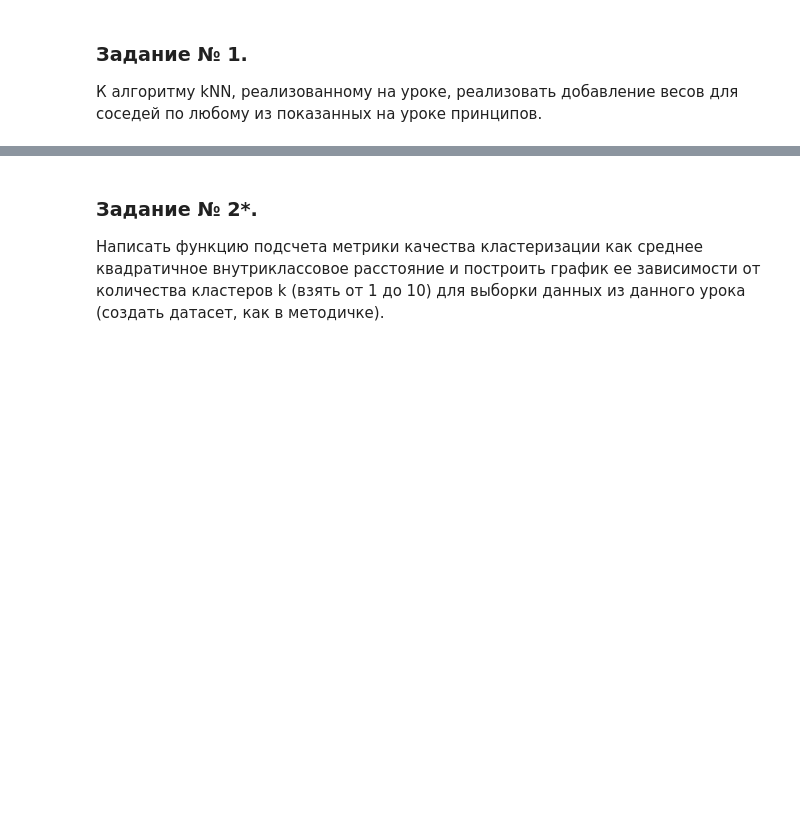
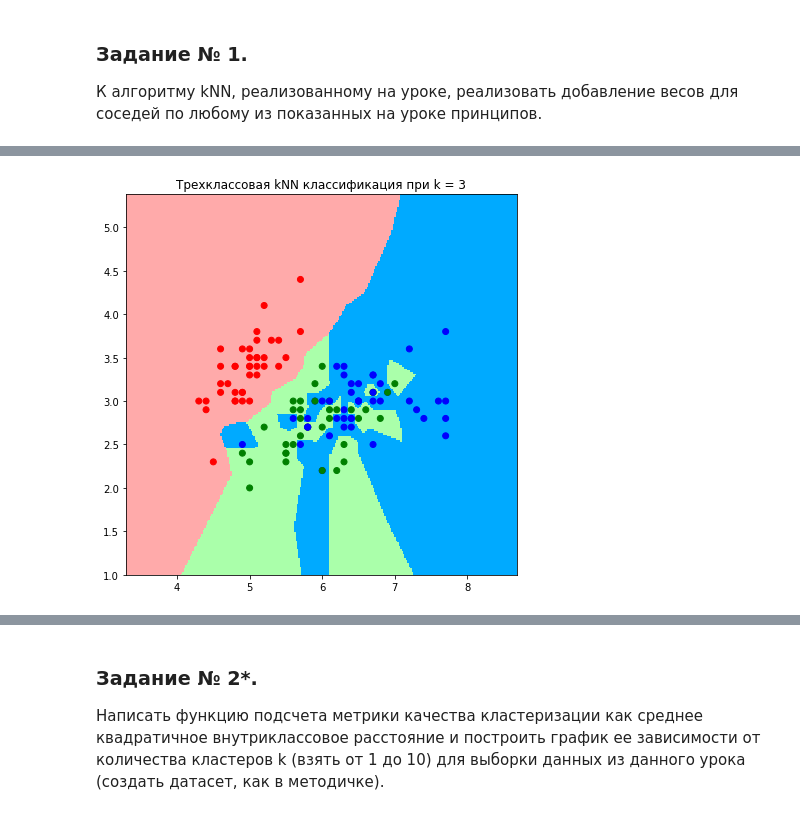
Before and after one commit to Foreman1980/3.1_DataAnalysisAlgorithms, a Jupyter notebook: 7 урок/les7_task1-2.ipynb, the cells around one changed output, grey strips where cells are left out. Cells and saved outputs as stored; diff of their text form; code cells hidden in the pictures; blank space fills up the shorter version.

```diff
--- a/7 урок/les7_task1-2.ipynb
+++ b/7 урок/les7_task1-2.ipynb
@@ -5,0 +123,5 @@
+# %%
+%%time
+get_graph(X_train, y_train, k)
+# %% [output]
+[figure, added]
```
Also changed, not shown: parts of 27 cells of this notebook.
